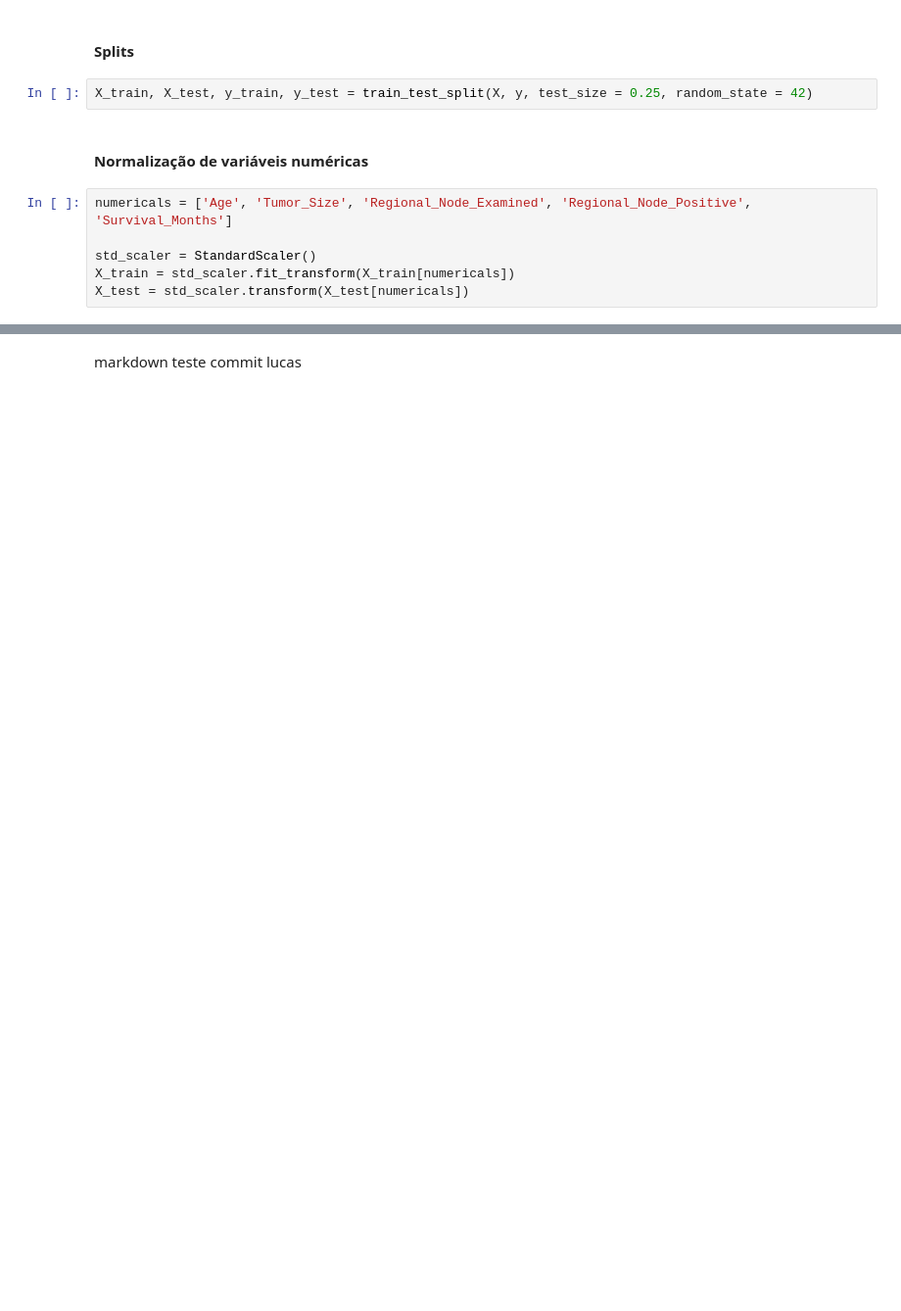
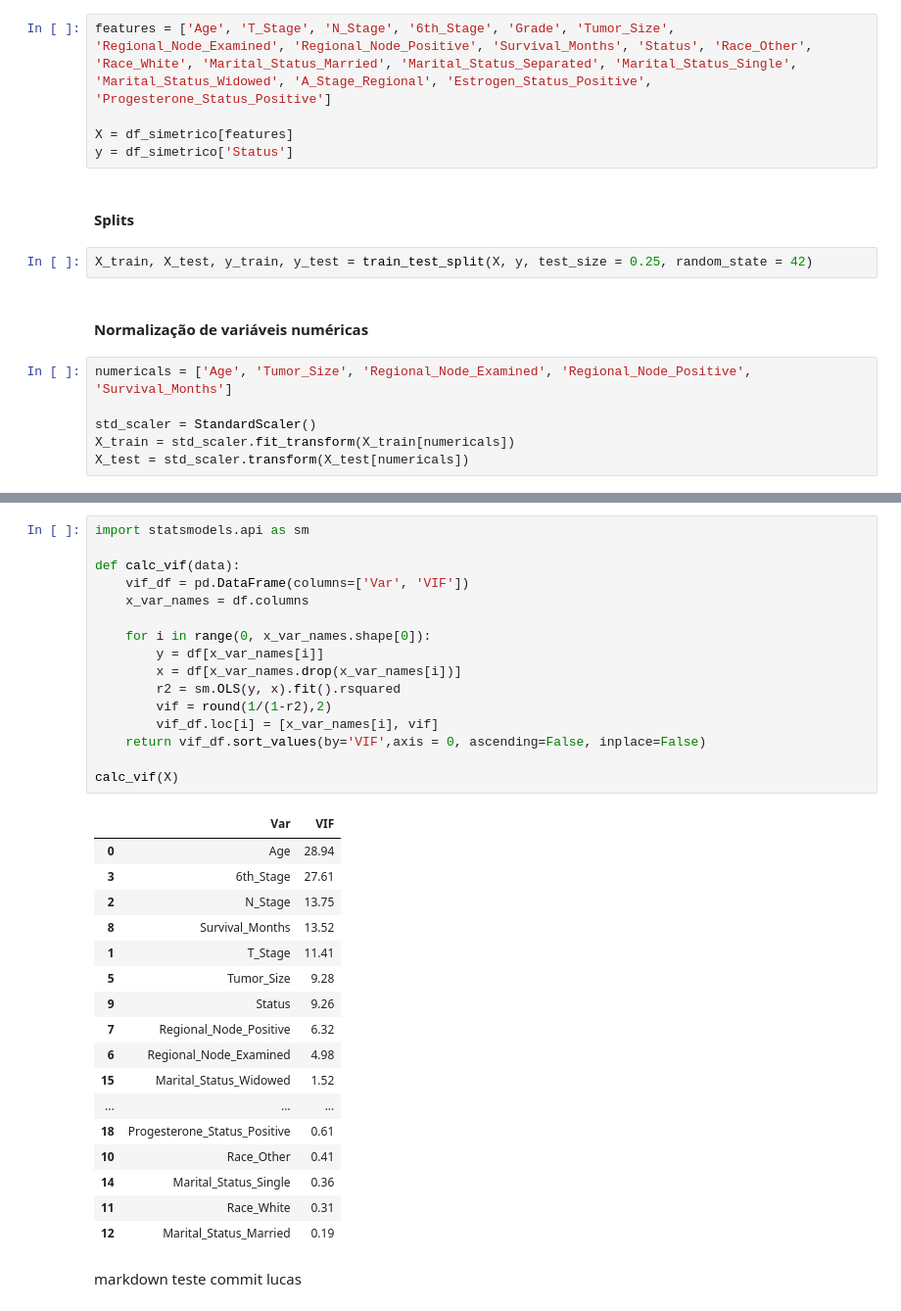
Before and after one commit to faustinothiagos/Project_Workshop_3_DS_Digital_House, a Jupyter notebook: workshop3.ipynb, the cells around one changed output, grey strips where cells are left out. Shown at 98% size. Drawn from its saved outputs; the diff is of its cells as text; blank space fills up the shorter version.

```diff
--- a/workshop3.ipynb
+++ b/workshop3.ipynb
@@ -382,3 +341,8 @@ y = df_simetrico['Status']
+# %%
+features = ['Age', 'T_Stage', 'N_Stage', '6th_Stage', 'Grade', 'Tumor_Size', 'Regional_Node_Examined', 'Regional_Node_Positive', 'Survival_Months', 'Status', 'Race_Other', 'Race_White', 'Marital_Status_Married', 'Marital_Status_Separated', 'Marital_Status_Single', 'Marital_Status_Widowed', 'A_Stage_Regional', 'Estrogen_Status_Positive',	'Progesterone_Status_Positive']
+
+X = df_simetrico[features]
+y = df_simetrico['Status']
 # %% [markdown]
 #### Splits
 # %%
@@ -394,2 +392,36 @@ X_test = std_scaler.transform(X_test[numericals])
+# %%
+import statsmodels.api as sm
+
+def calc_vif(data):
+    vif_df = pd.DataFrame(columns=['Var', 'VIF'])
+    x_var_names = df.columns
+
+    for i in range(0, x_var_names.shape[0]):
+        y = df[x_var_names[i]]
+        x = df[x_var_names.drop(x_var_names[i])]
+        r2 = sm.OLS(y, x).fit().rsquared
+        vif = round(1/(1-r2),2)
+        vif_df.loc[i] = [x_var_names[i], vif]
+    return vif_df.sort_values(by='VIF',axis = 0, ascending=False, inplace=False)
+
+calc_vif(X)
+# %% [output]
+|  | Var | VIF |
+| 0 | Age | 28.94 |
+| 3 | 6th_Stage | 27.61 |
+| 2 | N_Stage | 13.75 |
+| 8 | Survival_Months | 13.52 |
+| 1 | T_Stage | 11.41 |
+| 5 | Tumor_Size | 9.28 |
+| 9 | Status | 9.26 |
+| 7 | Regional_Node_Positive | 6.32 |
+| 6 | Regional_Node_Examined | 4.98 |
+| 15 | Marital_Status_Widowed | 1.52 |
+| ... | ... | ... |
+| 18 | Progesterone_Status_Positive | 0.61 |
+| 10 | Race_Other | 0.41 |
+| 14 | Marital_Status_Single | 0.36 |
+| 11 | Race_White | 0.31 |
+| 12 | Marital_Status_Married | 0.19 |
 # %% [markdown]
 markdown teste commit lucas
```
Also changed, not shown: parts of 21 cells of this notebook.
